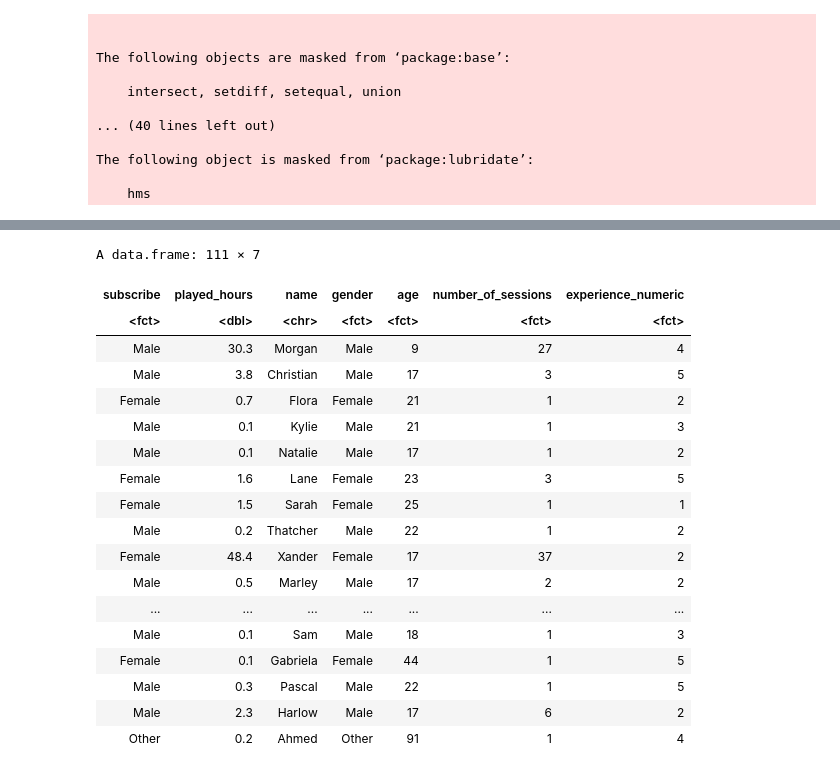
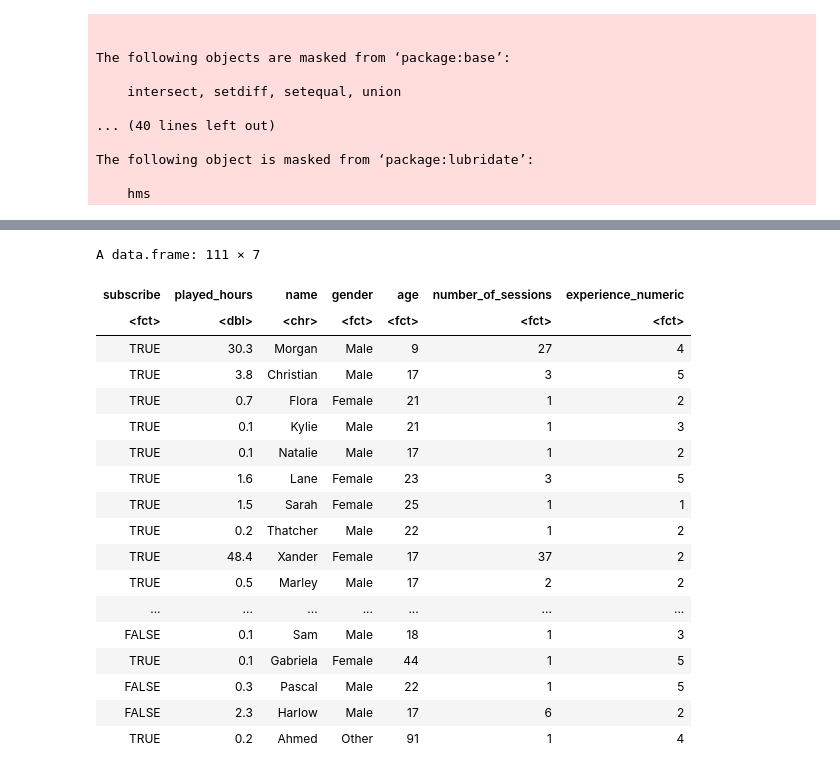
Before and after one commit to harpreeto6/Data_Science_Project, a Jupyter notebook: Minecraft_Analysis.ipynb, the cells around one changed output, grey strips where cells are left out. Saved outputs shown, nothing was run; the diff lists cells and outputs as text; code cells hidden in the pictures.

```diff
--- a/Minecraft_Analysis.ipynb
+++ b/Minecraft_Analysis.ipynb
@@ -116,47 +116,47 @@ merged_df <- merged_df |>
 merged_df <- merged_df |>
   mutate(experience_numeric = case_when(
     experience == "Beginner" ~ 1,
     experience == "Amateur" ~ 2,
     experience == "Regular" ~ 3,
     experience == "Pro" ~ 4,
     experience == "Veteran" ~ 5))
 
 merged_exp <- merged_df |>
   distinct(name, .keep_all=TRUE)
 
 merged_fct <- merged_exp |> #Turn all explanatory variables into factors
 mutate(experience_numeric = as_factor(experience_numeric)) |>
 mutate(age = as_factor(age)) |>
 mutate(number_of_sessions = as_factor(number_of_sessions)) |>
 mutate(gender = as_factor(gender)) |>
-mutate(subscribe = as_factor(gender))
+mutate(subscribe = as_factor(subscribe))
 
 #remove columns from dataset we dont need anymore.
 #hashed email and name are unique for each
 #indidivudal so we dont need both present,
 #and we dont need the old experience column
 
 merged_final <- merged_fct |>
     select(-experience, -hashedEmail)
 
 merged_final
 # %% [output]
 A data.frame: 111 × 7
 | subscribe | played_hours | name | gender | age | number_of_sessions | experience_numeric |
 | <fct> | <dbl> | <chr> | <fct> | <fct> | <fct> | <fct> |
-| Male | 30.3 | Morgan | Male | 9 | 27 | 4 |
-| Male | 3.8 | Christian | Male | 17 | 3 | 5 |
-| Female | 0.7 | Flora | Female | 21 | 1 | 2 |
-| Male | 0.1 | Kylie | Male | 21 | 1 | 3 |
-| Male | 0.1 | Natalie | Male | 17 | 1 | 2 |
-| Female | 1.6 | Lane | Female | 23 | 3 | 5 |
-| Female | 1.5 | Sarah | Female | 25 | 1 | 1 |
-| Male | 0.2 | Thatcher | Male | 22 | 1 | 2 |
-| Female | 48.4 | Xander | Female | 17 | 37 | 2 |
-| Male | 0.5 | Marley | Male | 17 | 2 | 2 |
+| TRUE | 30.3 | Morgan | Male | 9 | 27 | 4 |
+| TRUE | 3.8 | Christian | Male | 17 | 3 | 5 |
+| TRUE | 0.7 | Flora | Female | 21 | 1 | 2 |
+| TRUE | 0.1 | Kylie | Male | 21 | 1 | 3 |
+| TRUE | 0.1 | Natalie | Male | 17 | 1 | 2 |
+| TRUE | 1.6 | Lane | Female | 23 | 3 | 5 |
+| TRUE | 1.5 | Sarah | Female | 25 | 1 | 1 |
+| TRUE | 0.2 | Thatcher | Male | 22 | 1 | 2 |
+| TRUE | 48.4 | Xander | Female | 17 | 37 | 2 |
+| TRUE | 0.5 | Marley | Male | 17 | 2 | 2 |
 | ... | ... | ... | ... | ... | ... | ... |
-| Male | 0.1 | Sam | Male | 18 | 1 | 3 |
-| Female | 0.1 | Gabriela | Female | 44 | 1 | 5 |
-| Male | 0.3 | Pascal | Male | 22 | 1 | 5 |
-| Male | 2.3 | Harlow | Male | 17 | 6 | 2 |
-| Other | 0.2 | Ahmed | Other | 91 | 1 | 4 |
+| FALSE | 0.1 | Sam | Male | 18 | 1 | 3 |
+| TRUE | 0.1 | Gabriela | Female | 44 | 1 | 5 |
+| FALSE | 0.3 | Pascal | Male | 22 | 1 | 5 |
+| FALSE | 2.3 | Harlow | Male | 17 | 6 | 2 |
+| TRUE | 0.2 | Ahmed | Other | 91 | 1 | 4 |
```
